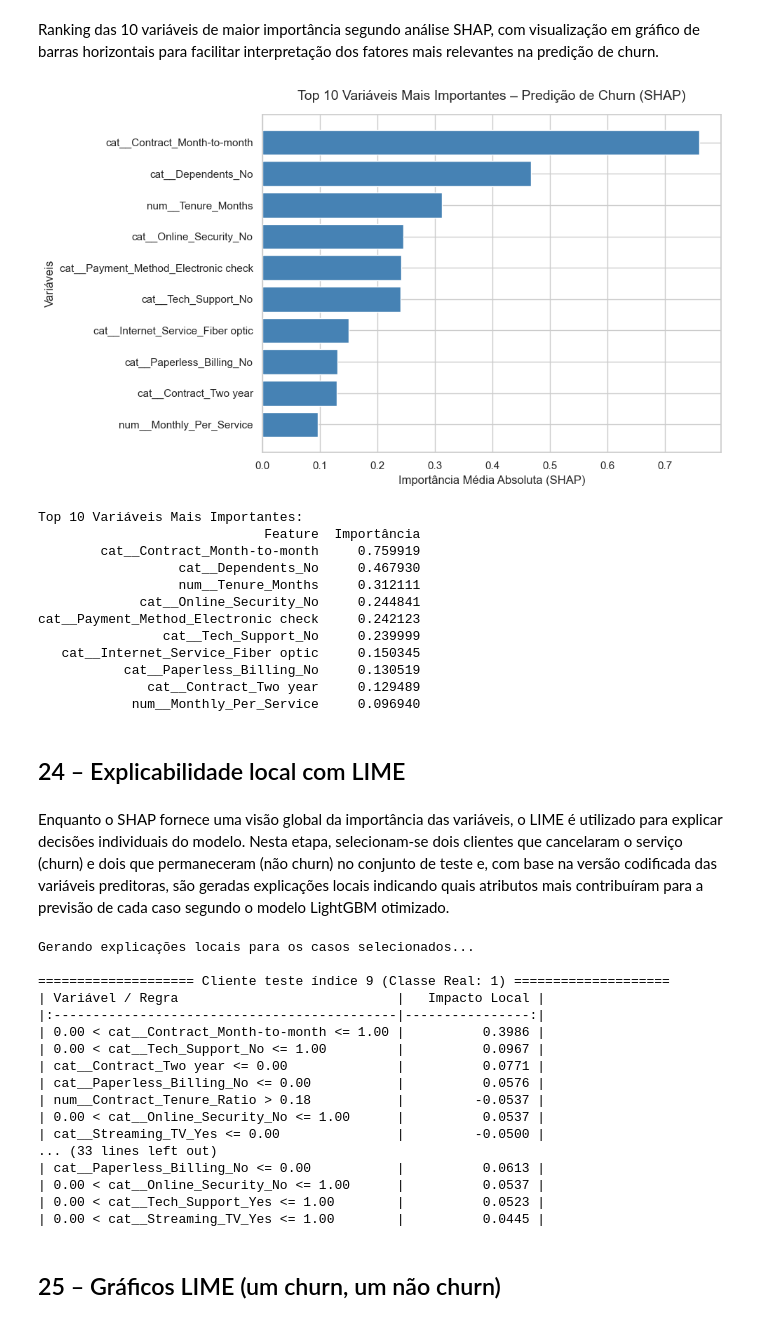
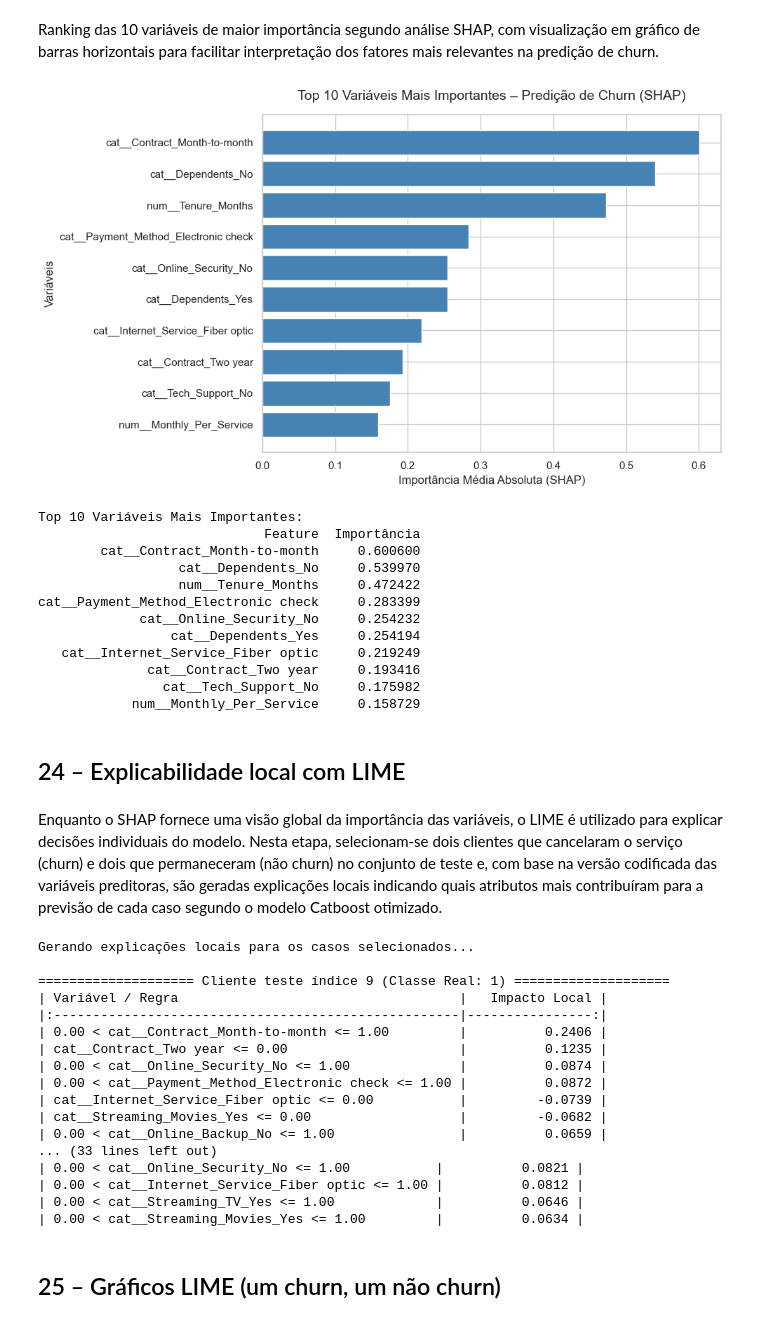
Before and after one commit to Marcelio2016/Dissertacao_churn, a Jupyter notebook: dissertacao_churn.ipynb, the cells around one changed output. Cells and saved outputs as stored; diff of their text form; code cells hidden in the pictures.

Commit message:
atualiza notebook com ajustes finais da análise de churn

```diff
--- a/dissertacao_churn.ipynb
+++ b/dissertacao_churn.ipynb
@@ -1807,11 +1807,11 @@ feature_names = preprocess_rf_xgb_lgb.get_feature_names_out()
 # [FUNÇÃO TÉCNICA] - Cria DataFrame de teste.
 X_test_df = pd.DataFrame(X_test_enc, columns=feature_names)
 
-# [FUNÇÃO TÉCNICA] - Seleciona melhor modelo LightGBM.
-lgb_model = best_lgb.named_steps['model']
+# [FUNÇÃO TÉCNICA] - Seleciona melhor modelo CatBoost.
+cat_model = best_cat.named_steps['model']
 
 # [FUNÇÃO TÉCNICA] - Cria explainer SHAP.
-explainer = shap.TreeExplainer(lgb_model)
+explainer = shap.TreeExplainer(cat_model)
 
 # [FUNÇÃO TÉCNICA] - Calcula valores SHAP.
 shap_values = explainer.shap_values(X_test_df)
@@ -1840,50 +1840,50 @@ plt.figure(figsize=(10, 6))
 # [FUNÇÃO TÉCNICA] - Plota gráfico de barras horizontais.
 plt.barh(range(len(top10)), top10['Importância'], color='steelblue')
 
 # [FUNÇÃO TÉCNICA] - Define rótulos no eixo Y.
 plt.yticks(range(len(top10)), top10['Feature'])
 
 # [FUNÇÃO TÉCNICA] - Define rótulo do eixo X.
 plt.xlabel('Importância Média Absoluta (SHAP)', fontsize=12)
 
 # [FUNÇÃO TÉCNICA] - Define rótulo do eixo Y.
 plt.ylabel('Variáveis', fontsize=12)
 
 # [FUNÇÃO TÉCNICA] - Define título do gráfico.
 plt.title('Top 10 Variáveis Mais Importantes – Predição de Churn (SHAP)', fontsize=14, pad=15)
 
 # [FUNÇÃO TÉCNICA] - Inverte eixo Y para maior importância no topo.
 plt.gca().invert_yaxis()
 
 # [FUNÇÃO TÉCNICA] - Ajusta layout.
 plt.tight_layout()
 
 # [FUNÇÃO TÉCNICA] - Exibe o gráfico.
 plt.show()
 
 # [FUNÇÃO TÉCNICA] - Imprime título da tabela.
 print("\nTop 10 Variáveis Mais Importantes:")
 
 # [FUNÇÃO TÉCNICA] - Imprime tabela de top10.
 print(top10.to_string(index=False))
 # %% [output]
-[figure, old version]
+[figure, new version]
 Top 10 Variáveis Mais Importantes:
                              Feature  Importância
-        cat__Contract_Month-to-month     0.759919
-                  cat__Dependents_No     0.467930
-                  num__Tenure_Months     0.312111
-             cat__Online_Security_No     0.244841
-cat__Payment_Method_Electronic check     0.242123
-                cat__Tech_Support_No     0.239999
-   cat__Internet_Service_Fiber optic     0.150345
-           cat__Paperless_Billing_No     0.130519
-              cat__Contract_Two year     0.129489
-            num__Monthly_Per_Service     0.096940
+        cat__Contract_Month-to-month     0.600600
+                  cat__Dependents_No     0.539970
+                  num__Tenure_Months     0.472422
+cat__Payment_Method_Electronic check     0.283399
+             cat__Online_Security_No     0.254232
+                 cat__Dependents_Yes     0.254194
+   cat__Internet_Service_Fiber optic     0.219249
+              cat__Contract_Two year     0.193416
+                cat__Tech_Support_No     0.175982
+            num__Monthly_Per_Service     0.158729
 # %% [markdown]
 ## 24 – Explicabilidade local com LIME
 # %% [markdown]
-Enquanto o SHAP fornece uma visão global da importância das variáveis, o LIME é utilizado para explicar decisões individuais do modelo. Nesta etapa, selecionam‑se dois clientes que cancelaram o serviço (churn) e dois que permaneceram (não churn) no conjunto de teste e, com base na versão codificada das variáveis preditoras, são geradas explicações locais indicando quais atributos mais contribuíram para a previsão de cada caso segundo o modelo LightGBM otimizado.
+Enquanto o SHAP fornece uma visão global da importância das variáveis, o LIME é utilizado para explicar decisões individuais do modelo. Nesta etapa, selecionam‑se dois clientes que cancelaram o serviço (churn) e dois que permaneceram (não churn) no conjunto de teste e, com base na versão codificada das variáveis preditoras, são geradas explicações locais indicando quais atributos mais contribuíram para a previsão de cada caso segundo o modelo Catboost otimizado.
 # %%
 # [FUNÇÃO TÉCNICA] - Importa LIME.
 import lime
@@ -1897,8 +1897,8 @@ import numpy as np
 # [FUNÇÃO TÉCNICA] - Importa Pandas.
 import pandas as pd
 
-# [FUNÇÃO TÉCNICA] - Extrai modelo final LightGBM.
-modelo_final = best_lgb
+# [FUNÇÃO TÉCNICA] - Extrai modelo final CatBoost.
+modelo_final = best_cat.named_steps['model']
 
 # [FUNÇÃO TÉCNICA] - Obtém nomes das colunas codificadas.
 feature_names = feature_names_enc
@@ -1963,20 +1963,20 @@ for i in indices:
 Gerando explicações locais para os casos selecionados...
 
 ==================== Cliente teste índice 9 (Classe Real: 1) ====================
-| Variável / Regra                            |   Impacto Local |
-|:--------------------------------------------|----------------:|
-| 0.00 < cat__Contract_Month-to-month <= 1.00 |          0.3986 |
-| 0.00 < cat__Tech_Support_No <= 1.00         |          0.0967 |
-| cat__Contract_Two year <= 0.00              |          0.0771 |
-| cat__Paperless_Billing_No <= 0.00           |          0.0576 |
-| num__Contract_Tenure_Ratio > 0.18           |         -0.0537 |
-| 0.00 < cat__Online_Security_No <= 1.00      |          0.0537 |
-| cat__Streaming_TV_Yes <= 0.00               |         -0.0500 |
+| Variável / Regra                                    |   Impacto Local |
+|:----------------------------------------------------|----------------:|
+| 0.00 < cat__Contract_Month-to-month <= 1.00         |          0.2406 |
+| cat__Contract_Two year <= 0.00                      |          0.1235 |
+| 0.00 < cat__Online_Security_No <= 1.00              |          0.0874 |
+| 0.00 < cat__Payment_Method_Electronic check <= 1.00 |          0.0872 |
+| cat__Internet_Service_Fiber optic <= 0.00           |         -0.0739 |
+| cat__Streaming_Movies_Yes <= 0.00                   |         -0.0682 |
+| 0.00 < cat__Online_Backup_No <= 1.00                |          0.0659 |
 ... (33 lines left out)
-| cat__Paperless_Billing_No <= 0.00           |          0.0613 |
-| 0.00 < cat__Online_Security_No <= 1.00      |          0.0537 |
-| 0.00 < cat__Tech_Support_Yes <= 1.00        |          0.0523 |
-| 0.00 < cat__Streaming_TV_Yes <= 1.00        |          0.0445 |
+| 0.00 < cat__Online_Security_No <= 1.00           |          0.0821 |
+| 0.00 < cat__Internet_Service_Fiber optic <= 1.00 |          0.0812 |
+| 0.00 < cat__Streaming_TV_Yes <= 1.00             |          0.0646 |
+| 0.00 < cat__Streaming_Movies_Yes <= 1.00         |          0.0634 |
 # %% [markdown]
 ## 25 – Gráficos LIME (um churn, um não churn)
 # %% [markdown]
```
Also changed, not shown: parts of 3 cells of this notebook.
